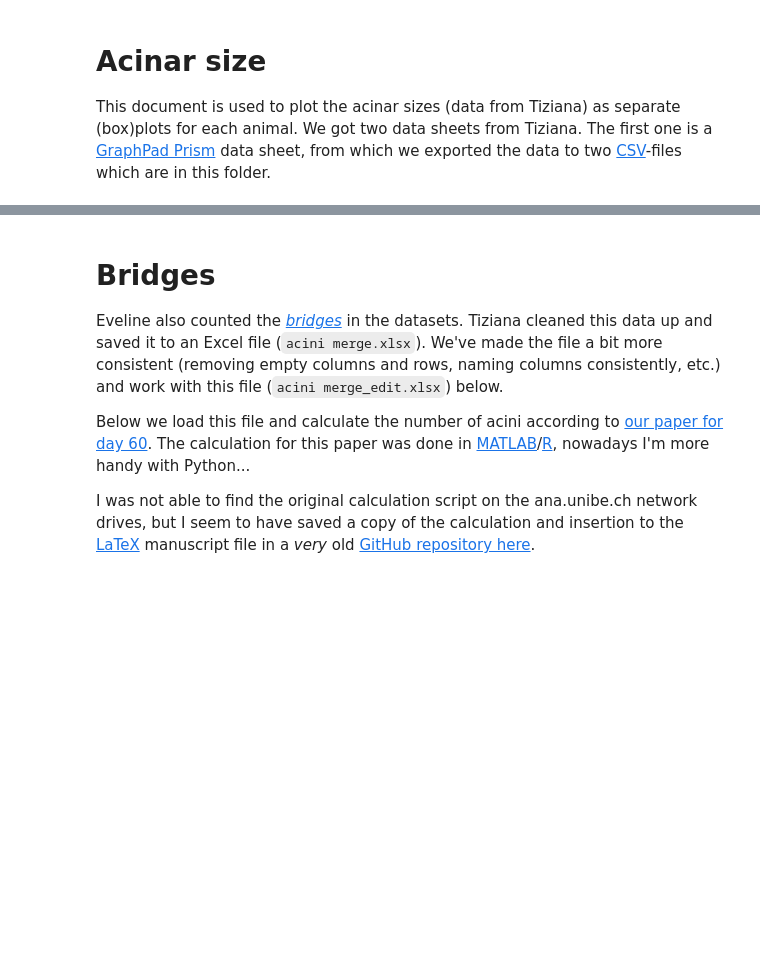
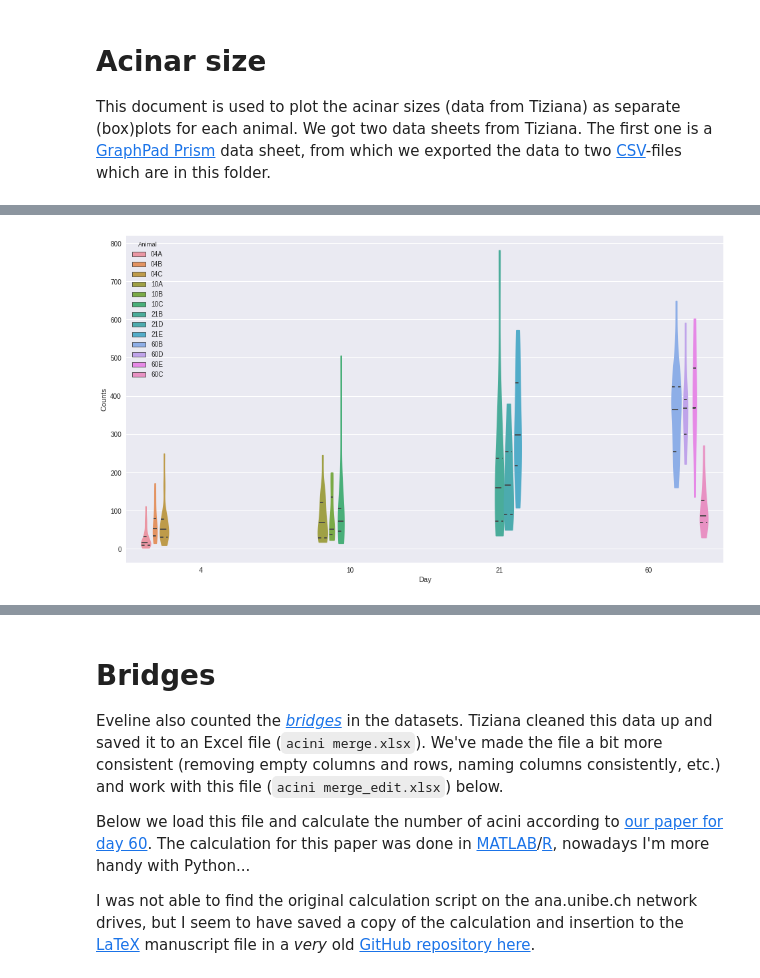
Before and after one commit to habi/acinar-analysis, a Jupyter notebook: Acinar size plot.ipynb, the cells around one changed output, grey strips where cells are left out. Drawn from its saved outputs; the diff is of its cells as text; code cells hidden in the pictures; blank space fills up the shorter version.

```diff
--- a/Acinar size plot.ipynb
+++ b/Acinar size plot.ipynb
@@ -14,3 +35,10 @@ import pandas as pd
 # Display defaults
 plt.rc('image', cmap='gray', interpolation='nearest') # Display all images in b&w
 plt.rcParams['figure.figsize'] = (16, 9)  # Size up figures a bit
+# %%
+# Load the data from U>Einzeluser
+RootPath = '/run/user/1000/gvfs/smb-share:server=nas.ana.unibe.ch,share=anatomie/u/_EinzelUser/Haberthuer_David/Acini/'
+# %%
+# Get a list of all excel sheets by Eveline
+# Based on https://stackoverflow.com/a/14798263
+StepanizerFiles = glob.glob(os.path.join(RootPath, 'Eveline', '**/*.xls'), recursive=True)
@@ -16,0 +56,6 @@ plt.rcParams['figure.figsize'] = (16, 9)  # Size up figures a bit
+# %%
+df = pd.DataFrame({'Location': StepanizerFiles})
+df['File'] = [os.path.basename(f) for f in StepanizerFiles]
+df['Animal'] = [os.path.basename(f).split('_R108C')[1].split('mrg-')[0][:3] for f in StepanizerFiles]
+df['Day'] = [int(os.path.basename(f).split('_R108C')[1].split('mrg-')[0][:2]) for f in StepanizerFiles]
+df['Acinus'] = [int(os.path.basename(f).split('acinus')[1].split('_')[0]) for f in StepanizerFiles]
@@ -16,0 +68,2 @@ plt.rcParams['figure.figsize'] = (16, 9)  # Size up figures a bit
+# %%
+df['Counts'] = [int(pd.read_csv(f, nrows=13, delimiter='\t')['Total'][10]) for f in StepanizerFiles]
@@ -16,0 +97,5 @@ plt.rcParams['figure.figsize'] = (16, 9)  # Size up figures a bit
+# %%
+sns.violinplot(data=df, x='Day', y='Counts', hue='Animal', cut=0, inner='quartiles', scale='count')
+plt.show()
+# %% [output]
+[figure, added]
```
Also changed, not shown: parts of 22 cells of this notebook.
